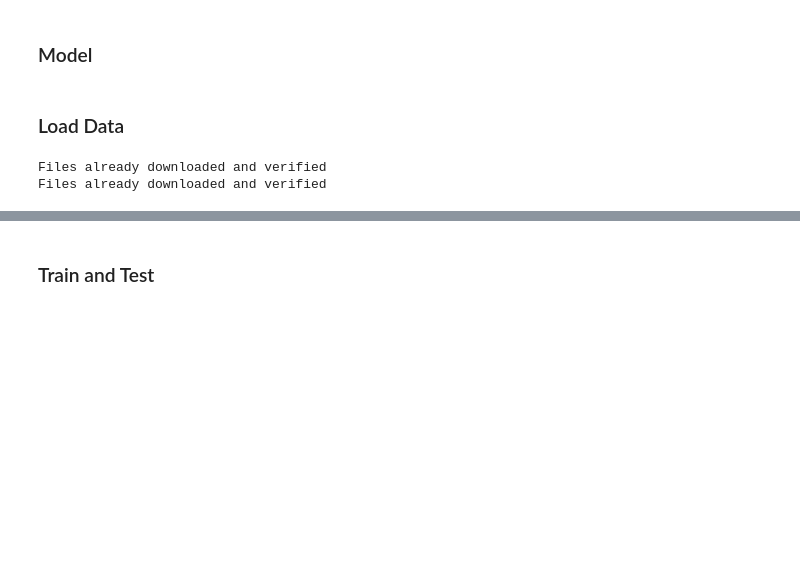
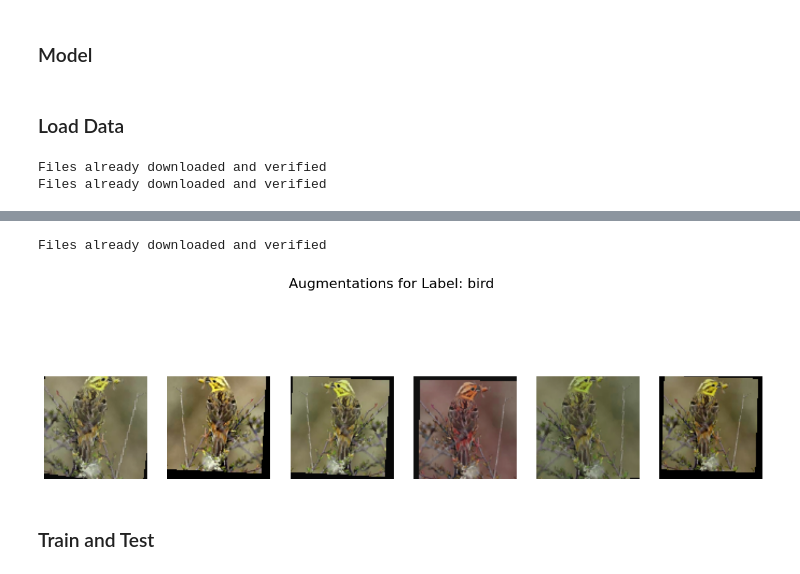
Before and after one commit to AndrewChang-cpu/CNN-STL-10, a Jupyter notebook: main.ipynb, the cells around one changed output, grey strips where cells are left out. Saved outputs shown, nothing was run; the diff lists cells and outputs as text; code cells hidden in the pictures; blank space fills up the shorter version.

```diff
--- a/main.ipynb
+++ b/main.ipynb
@@ -131,3 +85,39 @@ Files already downloaded and verified
+# %%
+from PIL import Image
+
+# Define the augmentation pipeline without normalization
+transform_train_no_norm = transforms.Compose([
+    transforms.RandomHorizontalFlip(p=0.5),
+    transforms.RandomAffine(degrees=10, translate=(0.05, 0.05), scale=(0.9, 1.1)),
+    transforms.ColorJitter(brightness=0.2, contrast=0.2, saturation=0.2, hue=0.1),
+    transforms.ToTensor(),
+    # transforms.Normalize(mean=[0.5, 0.5, 0.5], std=[0.5, 0.5, 0.5])
+])
+
+# Load an example image from the STL-10 dataset
+dataset = datasets.STL10(root='./data', split='train', download=True)
+image, label = dataset[0]  # Get the first image and label
+label_names = ['airplane', 'bird', 'car', 'cat', 'deer', 'dog', 'horse', 'monkey', 'ship', 'truck']
+
+# Visualize augmentations
+def visualize_augmentations(transform, image, n_samples=6):
+    """Applies augmentations and displays them."""
+    plt.figure(figsize=(15, 5))
+    for i in range(n_samples):
+        augmented_image = transform(image)  # Apply augmentations
+        # Convert tensor back to a PIL image for visualization
+        augmented_image = transforms.ToPILImage()(augmented_image)  # No need to denormalize
+        plt.subplot(1, n_samples, i + 1)
+        plt.imshow(augmented_image)
+        plt.axis('off')
+    plt.suptitle(f'Augmentations for Label: {label_names[label]}', fontsize=16)
+    plt.show()
+
+# Call the function to visualize augmentations
+visualize_augmentations(transform_train_no_norm, image)
+# %% [output]
+Files already downloaded and verified
+[figure, added]
 # %% [markdown]
 ### Train and Test
 # %%
```
Also changed, not shown: parts of 12 cells of this notebook, 1 other file.
